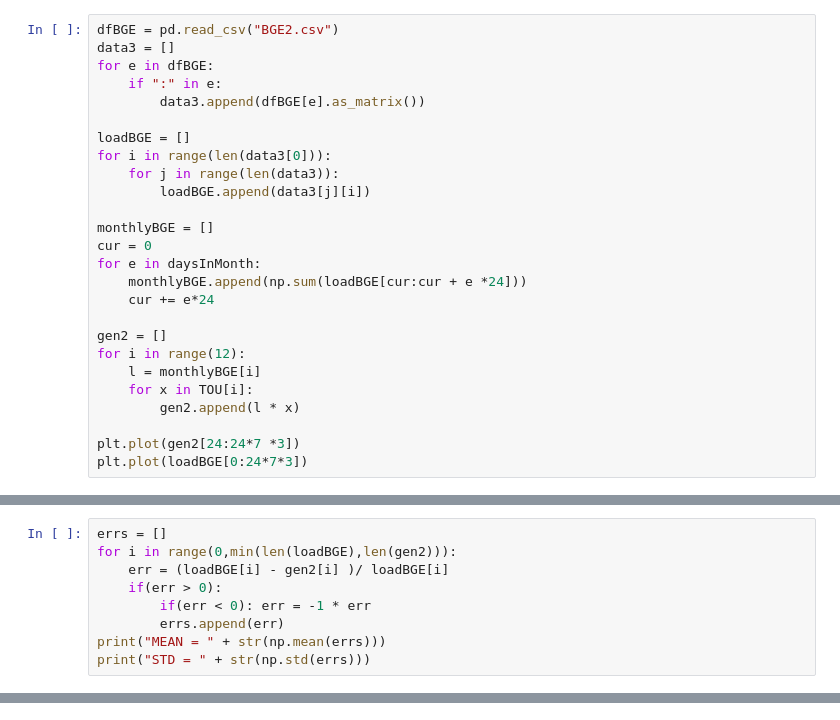
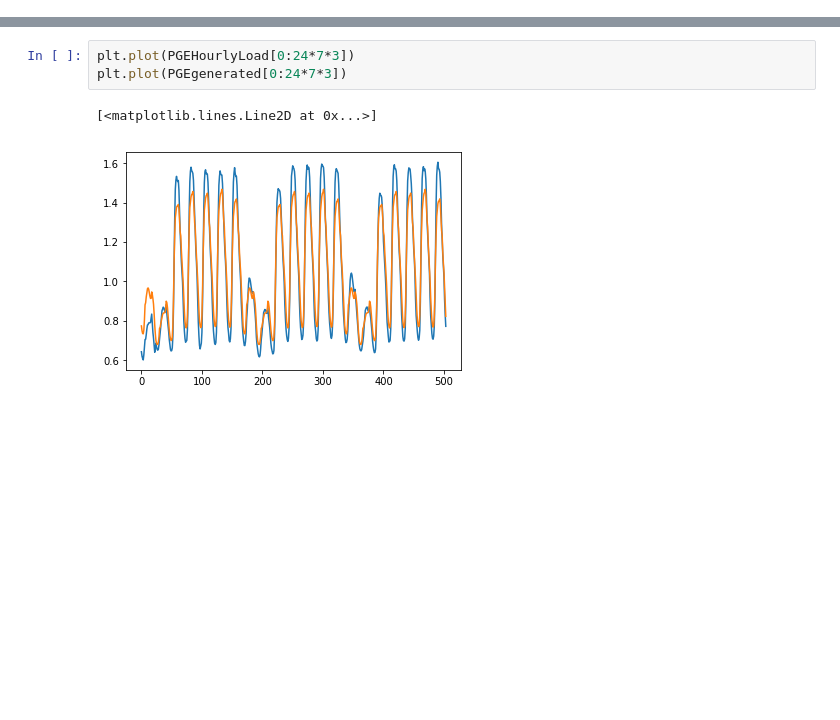
Before and after one commit to Switch-Mexico/switch-energyefficiency, a Jupyter notebook: Data Exploration/Region Comparison.ipynb, the cells around one changed output, grey strips where cells are left out. Drawn from its saved outputs; the diff is of its cells as text; blank space fills up the shorter version.

```diff
--- a/Data Exploration/Region Comparison.ipynb
+++ b/Data Exploration/Region Comparison.ipynb
@@ -87,26 +17,0 @@ STD = 0.09068017733468323
-# %%
-dfBGE = pd.read_csv("BGE2.csv")
-data3 = []
-for e in dfBGE:
-    if ":" in e:
-        data3.append(dfBGE[e].as_matrix())
-
-loadBGE = []
-for i in range(len(data3[0])):
-    for j in range(len(data3)):
-        loadBGE.append(data3[j][i])
-
-monthlyBGE = []
-cur = 0
-for e in daysInMonth:
-    monthlyBGE.append(np.sum(loadBGE[cur:cur + e *24]))
-    cur += e*24
-
-gen2 = []
-for i in range(12):
-    l = monthlyBGE[i]
-    for x in TOU[i]:
-        gen2.append(l * x)
-
-plt.plot(gen2[24:24*7 *3])
-plt.plot(loadBGE[0:24*7*3])
@@ -116,9 +17,0 @@ plt.plot(loadBGE[0:24*7*3])
-# %%
-errs = []
-for i in range(0,min(len(loadBGE),len(gen2))):
-    err = (loadBGE[i] - gen2[i] )/ loadBGE[i]
-    if(err > 0):
-        if(err < 0): err = -1 * err
-        errs.append(err)
-print("MEAN = " + str(np.mean(errs)))
-print("STD = " + str(np.std(errs)))
@@ -127,0 +69,6 @@ STD = 0.11755979822552488
+# %%
+plt.plot(PGEHourlyLoad[0:24*7*3])
+plt.plot(PGEgenerated[0:24*7*3])
+# %% [output]
+[<matplotlib.lines.Line2D at 0x...>]
+[figure, added]
```
Also changed, not shown: parts of 24 cells of this notebook, 2 other files.
